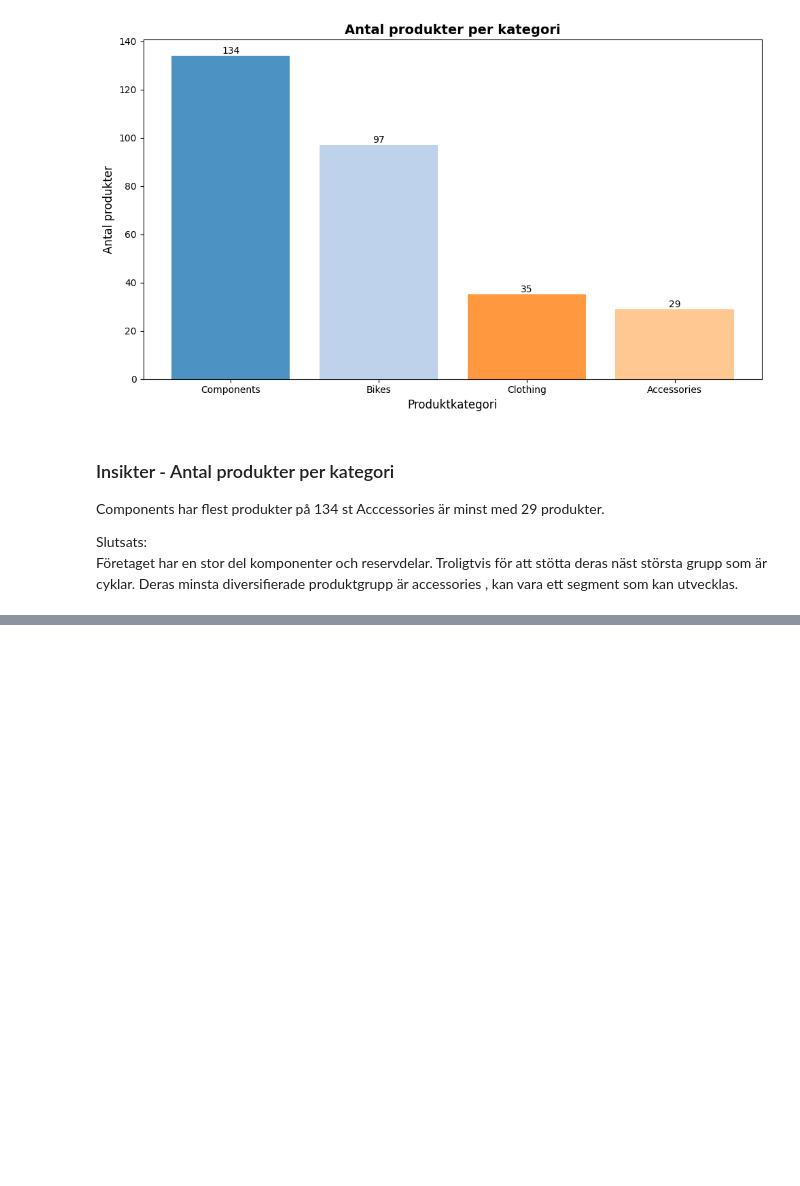
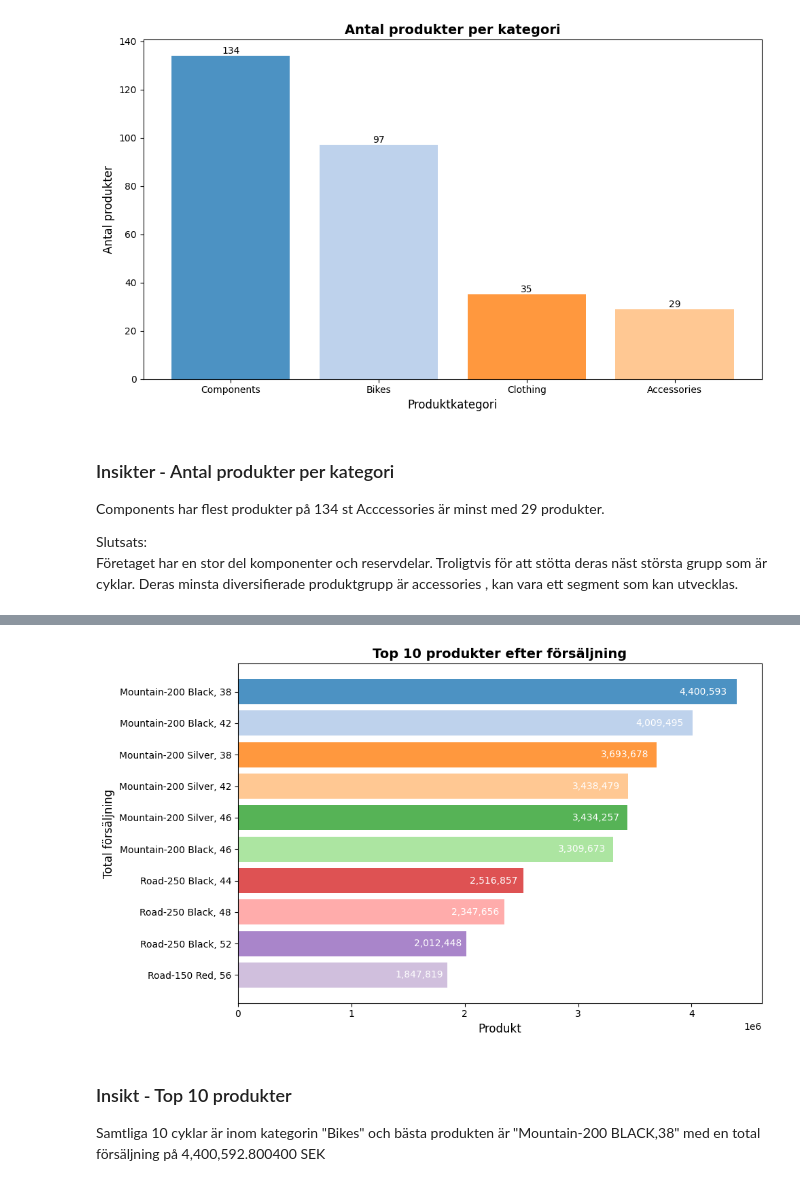
Before and after one commit to Tim-Ryd/AdventureWorks, a Jupyter notebook: notebooks/report.ipynb, the cells around one changed output, grey strips where cells are left out. Cells and saved outputs as stored; diff of their text form; code cells hidden in the pictures; blank space fills up the shorter version.

```diff
--- a/notebooks/report.ipynb
+++ b/notebooks/report.ipynb
@@ -115,0 +329,57 @@ Deras minsta diversifierade produktgrupp är accessories , kan vara ett segment
+# %%
+query_vis5 = """
+SELECT TOP 10
+    p.Name AS ProductName,
+    SUM(sod.LineTotal) AS TotalSales
+FROM Sales.SalesOrderDetail sod
+INNER JOIN Production.Product p ON sod.ProductID = p.ProductID
+GROUP BY p.Name
+ORDER BY TotalSales DESC;
+"""
+df_vis5 = query_df(query_vis5)
+#Färger
+colors = plt.cm.tab20(range(len(df_vis5)))
+
+#Plot
+fig, ax = plt.subplots(figsize = (10,6))
+bars = ax.barh(df_vis5['ProductName'], df_vis5['TotalSales'],color = colors, alpha = 0.8)
+
+#Siffror
+max_value = df_vis5['TotalSales'].max()
+
+for bar in bars:
+    width = bar.get_width()
+    y = bar.get_y() + bar.get_height() / 2
+
+
+    if width > 0.15 * max_value:
+        x = width * 0.98
+        ha = 'right'
+        color = 'white'
+    else:
+        x = width * 1.01
+        ha = 'left'
+        color = 'black'
+
+    ax.text(
+        x,
+        y,
+        f'{width:,.0f}',
+        va='center',
+        ha=ha,
+        color=color
+    )
+# Titlar
+ax.set_xlabel('Produkt', fontsize = 12)
+ax.set_ylabel('Total försäljning', fontsize = 12)
+ax.set_title('Top 10 produkter efter försäljning', fontsize = 14, fontweight = 'bold')
+
+#Visa plot
+ax.invert_yaxis()
+plt.tight_layout()
+plt.show()
+# %% [output]
+[figure, added]
+# %% [markdown]
+### Insikt - Top 10 produkter
+Samtliga 10 cyklar är inom kategorin "Bikes" och bästa produkten är "Mountain-200 BLACK,38" med en total försäljning på 4,400,592.800400 SEK
```
Also changed, not shown: parts of 11 cells of this notebook, 4 other files.
